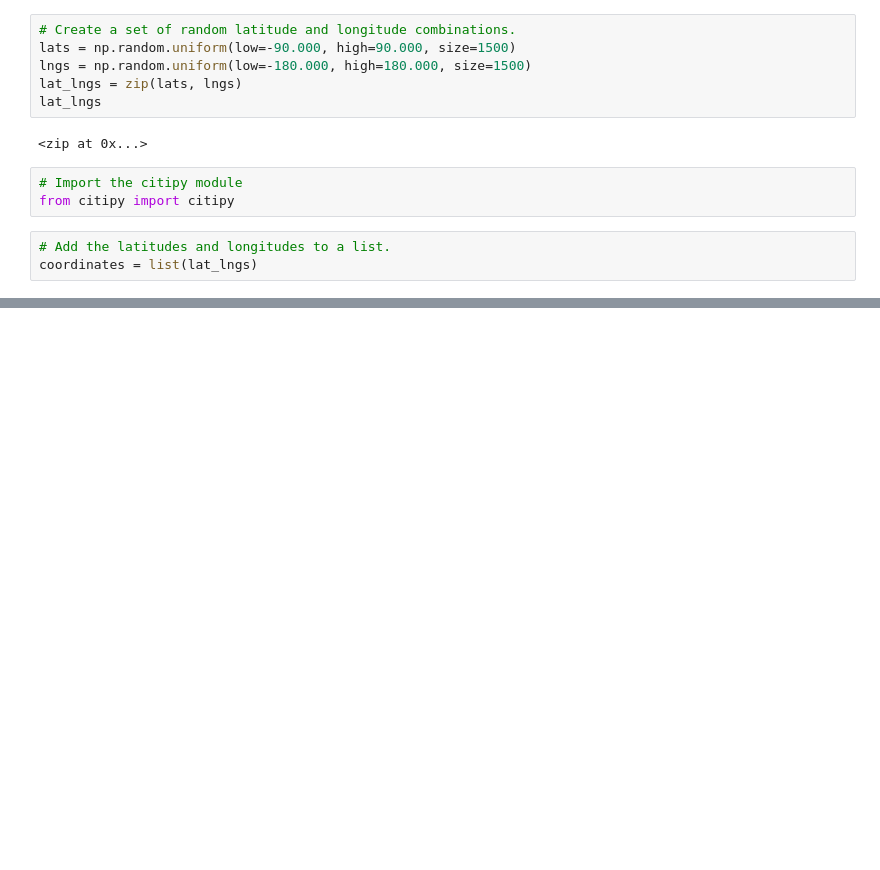
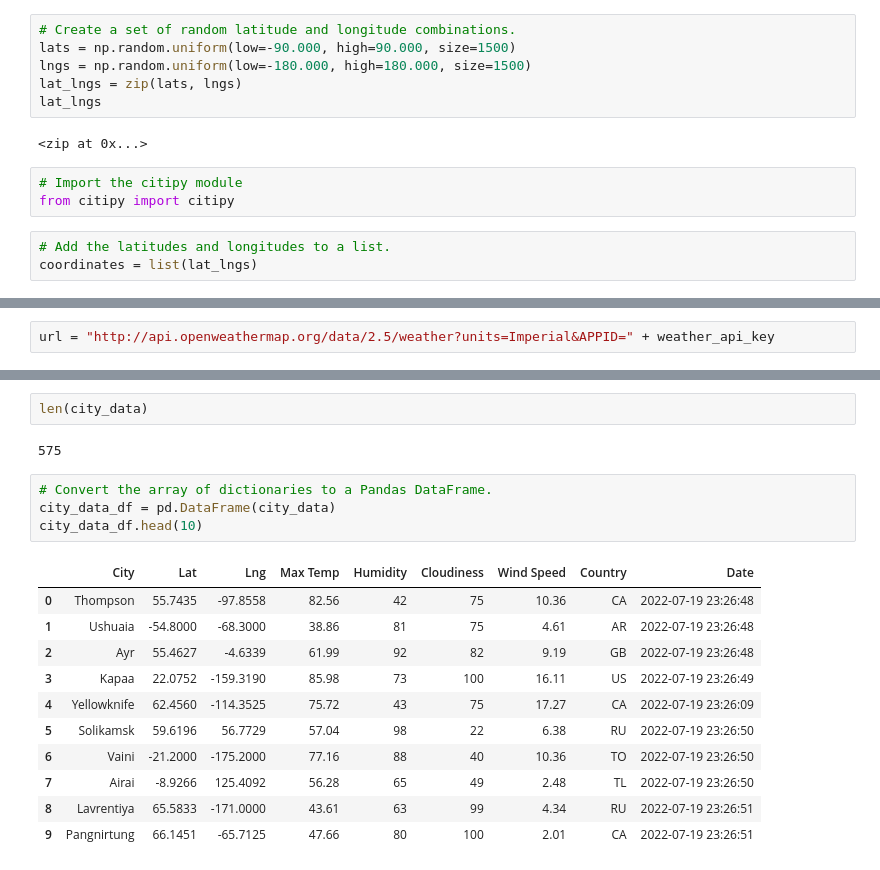
Before and after one commit to dcferg13/World_Weather_Analysis, a Jupyter notebook: WeatherPy.ipynb, the cells around one changed output, grey strips where cells are left out. Drawn from its saved outputs; the diff is of its cells as text; blank space fills up the shorter version.

Commit message:
modifying .gitignore and adding WeatherPy file.

```diff
--- a/WeatherPy.ipynb
+++ b/WeatherPy.ipynb
@@ -35,0 +46,2 @@ len(cities)
+# %%
+url = "http://api.openweathermap.org/data/2.5/weather?units=Imperial&APPID=" + weather_api_key
@@ -35,0 +129,20 @@ len(cities)
+# %%
+len(city_data)
+# %% [output]
+575
+# %%
+# Convert the array of dictionaries to a Pandas DataFrame.
+city_data_df = pd.DataFrame(city_data)
+city_data_df.head(10)
+# %% [output]
+|  | City | Lat | Lng | Max Temp | Humidity | Cloudiness | Wind Speed | Country | Date |
+| 0 | Thompson | 55.7435 | -97.8558 | 82.56 | 42 | 75 | 10.36 | CA | 2022-07-19 23:26:48 |
+| 1 | Ushuaia | -54.8000 | -68.3000 | 38.86 | 81 | 75 | 4.61 | AR | 2022-07-19 23:26:48 |
+| 2 | Ayr | 55.4627 | -4.6339 | 61.99 | 92 | 82 | 9.19 | GB | 2022-07-19 23:26:48 |
+| 3 | Kapaa | 22.0752 | -159.3190 | 85.98 | 73 | 100 | 16.11 | US | 2022-07-19 23:26:49 |
+| 4 | Yellowknife | 62.4560 | -114.3525 | 75.72 | 43 | 75 | 17.27 | CA | 2022-07-19 23:26:09 |
+| 5 | Solikamsk | 59.6196 | 56.7729 | 57.04 | 98 | 22 | 6.38 | RU | 2022-07-19 23:26:50 |
+| 6 | Vaini | -21.2000 | -175.2000 | 77.16 | 88 | 40 | 10.36 | TO | 2022-07-19 23:26:50 |
+| 7 | Airai | -8.9266 | 125.4092 | 56.28 | 65 | 49 | 2.48 | TL | 2022-07-19 23:26:50 |
+| 8 | Lavrentiya | 65.5833 | -171.0000 | 43.61 | 63 | 99 | 4.34 | RU | 2022-07-19 23:26:51 |
+| 9 | Pangnirtung | 66.1451 | -65.7125 | 47.66 | 80 | 100 | 2.01 | CA | 2022-07-19 23:26:51 |
```
Also changed, not shown: parts of 6 cells of this notebook, 1 other file.
